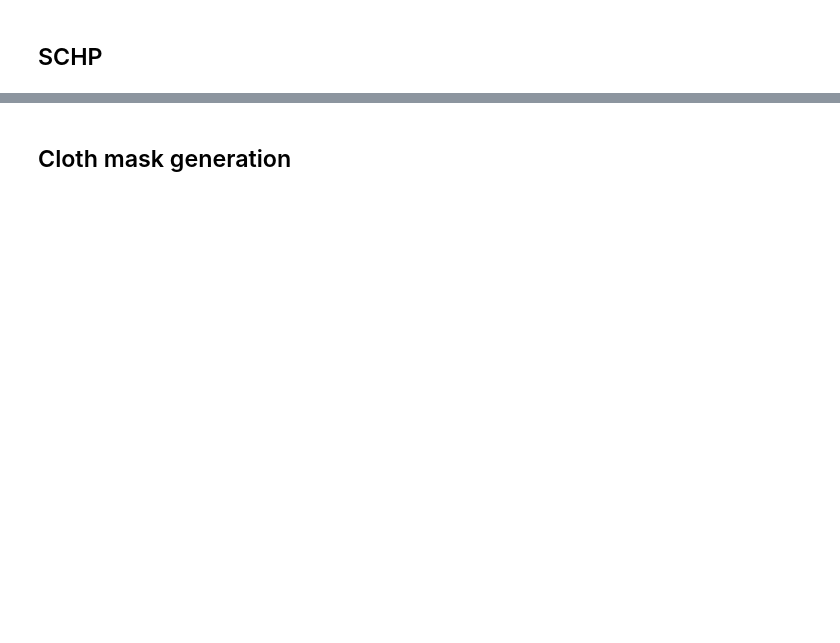
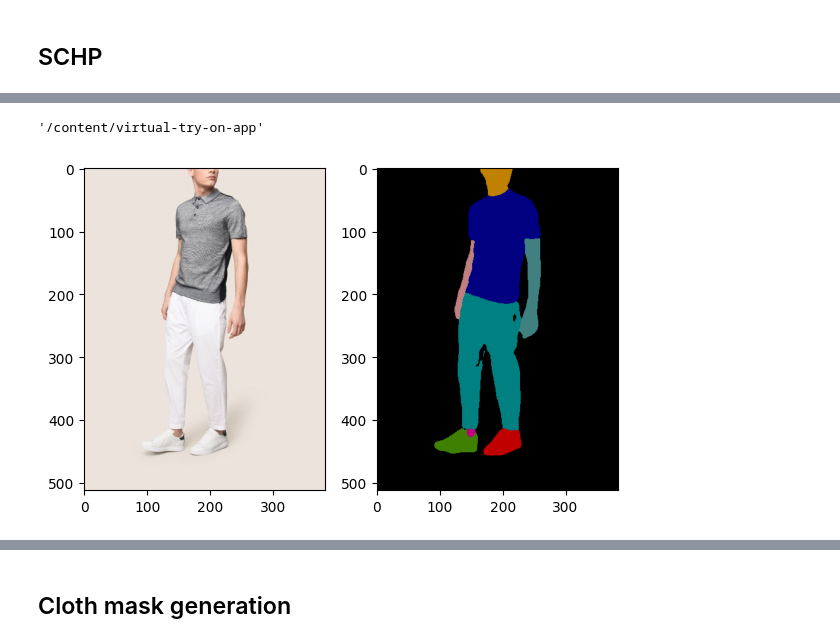
Before and after one commit to felicia-puzone/virtual-try-on-app, a Jupyter notebook: Inference_pipeline_presentation.ipynb, the cells around one changed output, grey strips where cells are left out. Drawn from its saved outputs; the diff is of its cells as text; code cells hidden in the pictures; blank space fills up the shorter version.

```diff
--- a/Inference_pipeline_presentation.ipynb
+++ b/Inference_pipeline_presentation.ipynb
@@ -14,0 +119,14 @@ h.hello()
+# %%
+os.getcwd()
+# %% [output]
+'/content/virtual-try-on-app'
+# %%
+#%cd ..
+labels_image = cv2.imread(r"./results/segmentation-output/000179_4.png")
+labels_image = cv2.cvtColor(labels_image, cv2.COLOR_BGR2RGB)
+
+show_list = [person_image, labels_image]
+
+plot_img_list(show_list)
+# %% [output]
+[figure, added]
```
Also changed, not shown: parts of 23 cells of this notebook, 2 other files.
